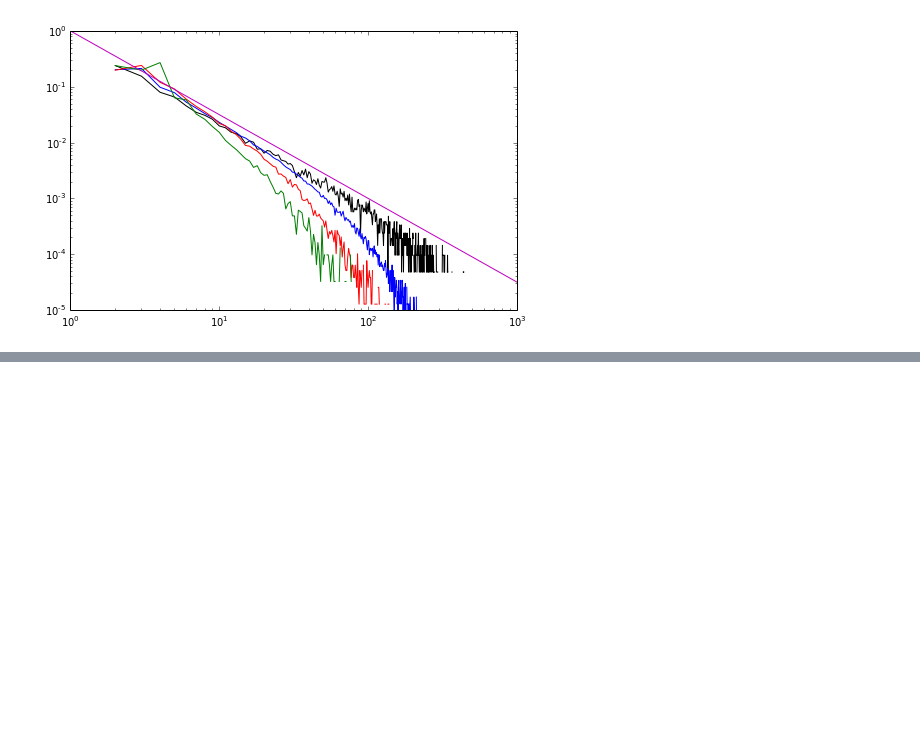
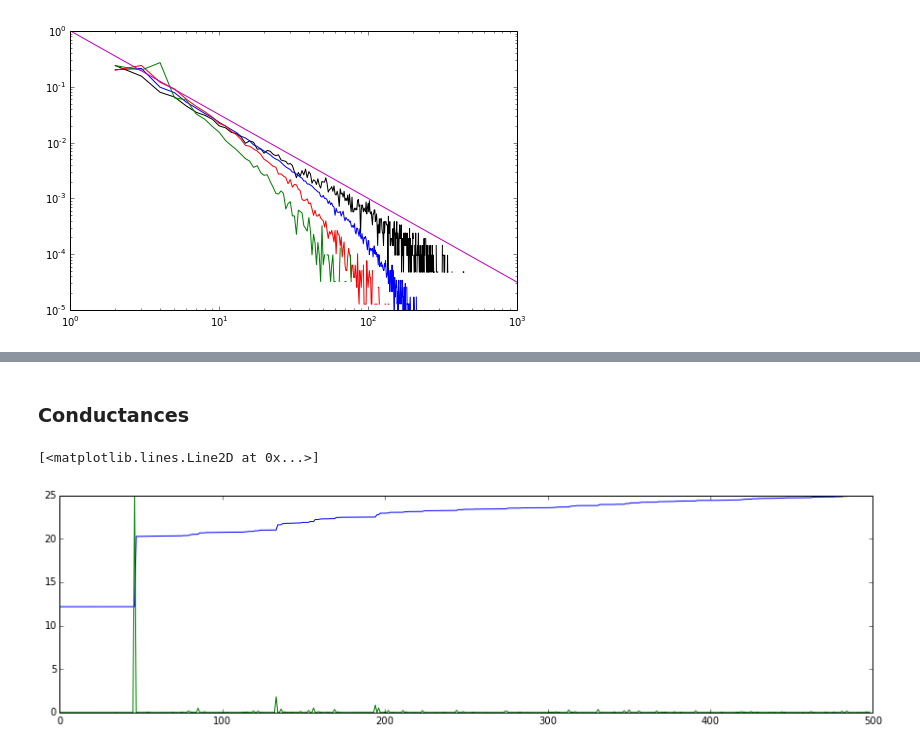
Before and after one commit to forrestsheldon/memNets, a Jupyter notebook: Memristor_Fuse_Data.ipynb, the cells around one changed output, grey strips where cells are left out. Drawn from its saved outputs; the diff is of its cells as text; code cells hidden in the pictures; blank space fills up the shorter version.

```diff
--- a/Memristor_Fuse_Data.ipynb
+++ b/Memristor_Fuse_Data.ipynb
@@ -923,0 +921,12 @@ ax.set_ylim(0,500)
+# %% [markdown]
+### Conductances
+# %%
+filename = "memristor_fuse_data/FuseNetwork_L256_p6_ON100run10.npz"
+runfiles = np.load(filename)
+fig, ax = plt.subplots(figsize=(15, 4))
+avalanches = np.array([np.sum(i) for i in runfiles['avalanches']])
+ax.plot(runfiles['conductivities'][1:500])
+ax.plot(avalanches[1:500]/ np.max(avalanches[1:500]) * np.max(runfiles['conductivities'][1:500]))
+# %% [output]
+[<matplotlib.lines.Line2D at 0x...>]
+[figure, added]
```
Also changed, not shown: parts of 2 cells of this notebook, 3 other files.
